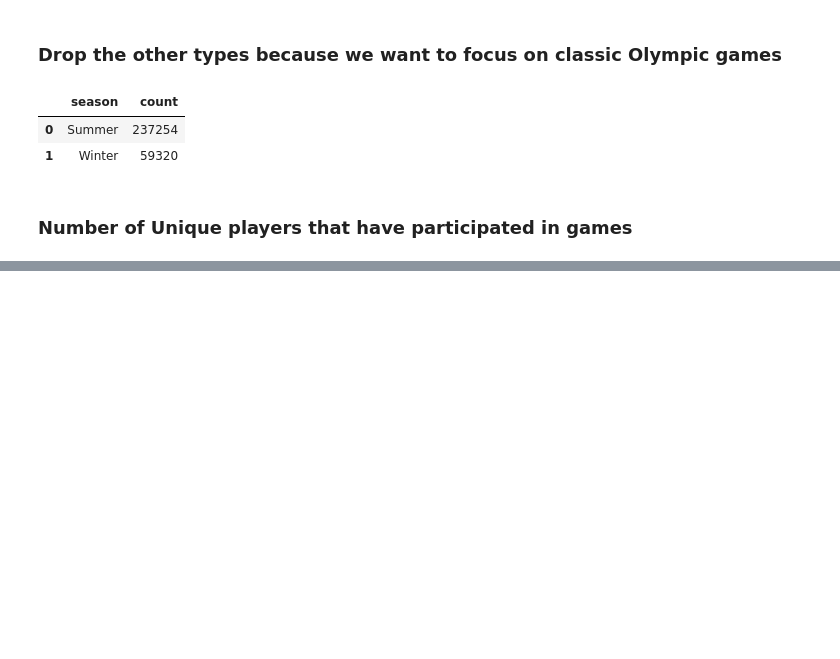
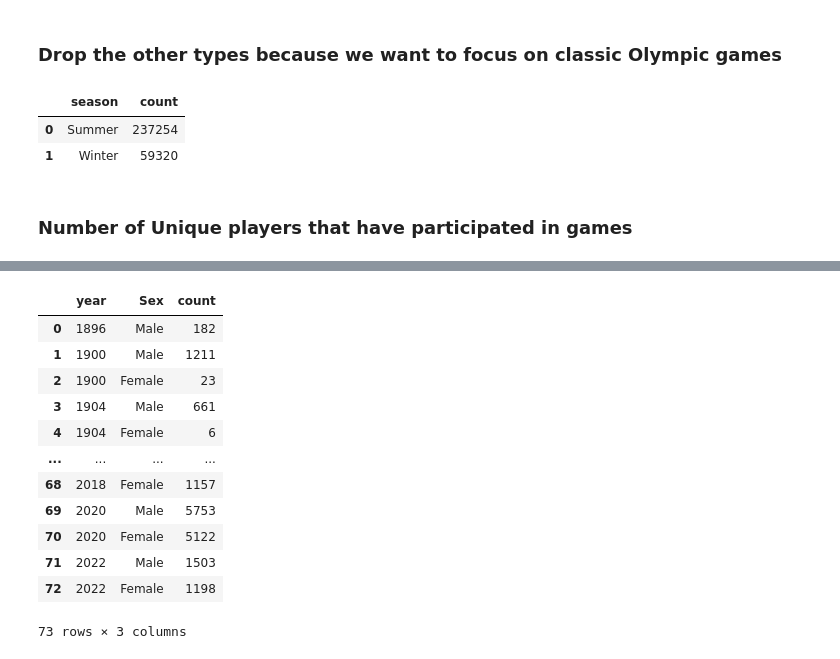
Before and after one commit to Maryam-Dollet/Webscraping_project, a Jupyter notebook: events_analysis.ipynb, the cells around one changed output, grey strips where cells are left out. Saved outputs shown, nothing was run; the diff lists cells and outputs as text; code cells hidden in the pictures; blank space fills up the shorter version.

```diff
--- a/events_analysis.ipynb
+++ b/events_analysis.ipynb
@@ -93,0 +132,17 @@ games_df["season"].value_counts().reset_index()
+# %%
+gender_df = games_df.drop_duplicates(subset=["id", "year"], ignore_index=True).groupby('year')['Sex'].value_counts().reset_index()
+gender_df
+# %% [output]
+|  | year | Sex | count |
+| 0 | 1896 | Male | 182 |
+| 1 | 1900 | Male | 1211 |
+| 2 | 1900 | Female | 23 |
+| 3 | 1904 | Male | 661 |
+| 4 | 1904 | Female | 6 |
+| ... | ... | ... | ... |
+| 68 | 2018 | Female | 1157 |
+| 69 | 2020 | Male | 5753 |
+| 70 | 2020 | Female | 5122 |
+| 71 | 2022 | Male | 1503 |
+| 72 | 2022 | Female | 1198 |
+73 rows × 3 columns
```
Also changed, not shown: parts of 5 cells of this notebook, 3 other files.
